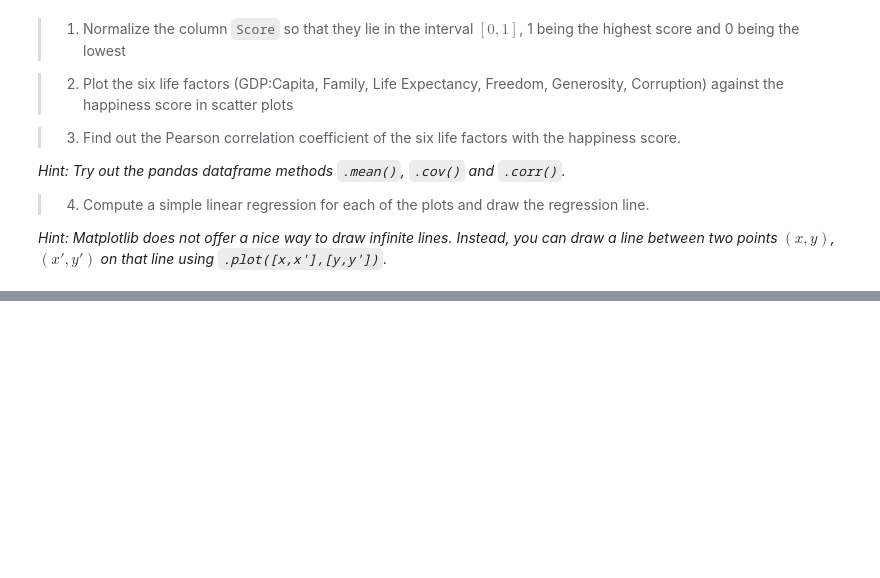
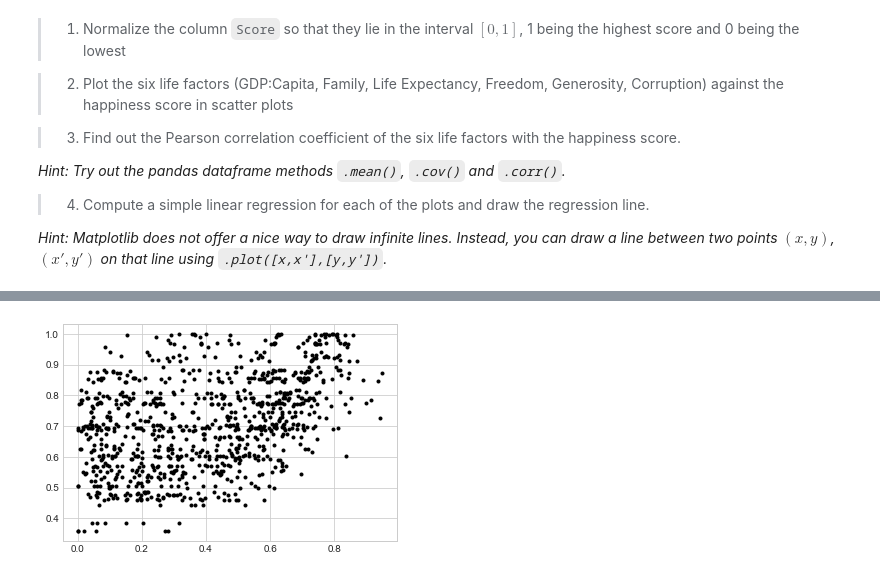
Before and after one commit to marklunch/FDS1, a Jupyter notebook: Jupyter/09-regression.ipynb, the cells around one changed output, grey strips where cells are left out. Drawn from its saved outputs; the diff is of its cells as text; code cells hidden in the pictures; blank space fills up the shorter version.

```diff
--- a/Jupyter/09-regression.ipynb
+++ b/Jupyter/09-regression.ipynb
@@ -46,0 +68,8 @@ happy.head()
+# %%
+y = happy['Score']#remains constant for all 6 plots
+for i in happy.columns[2:]:
+
+    x = happy[i]
+    plt.plot(x, y, '.', color='black');
+# %% [output]
+[figure, added]
```
Also changed, not shown: parts of 8 cells of this notebook.
